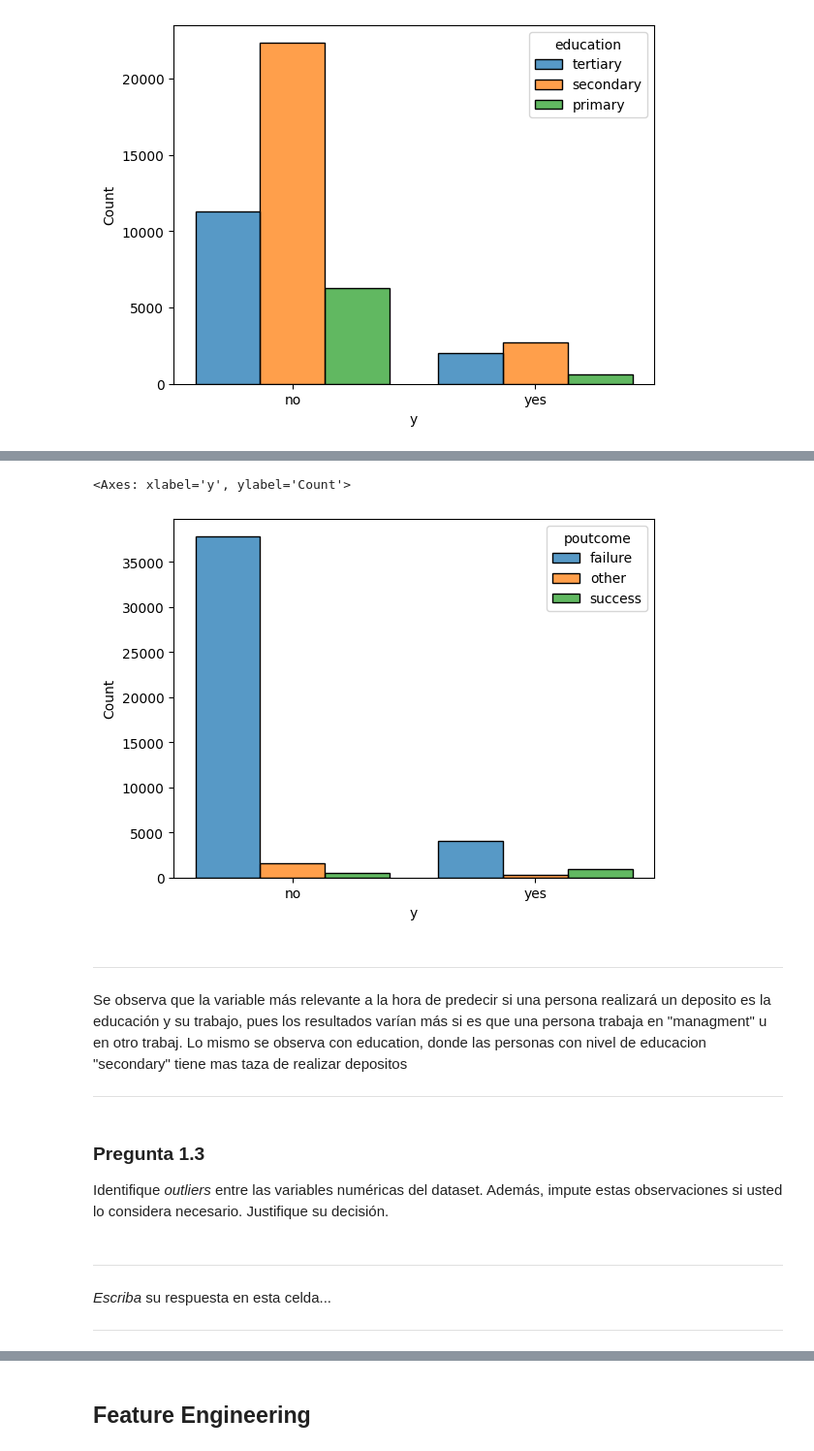
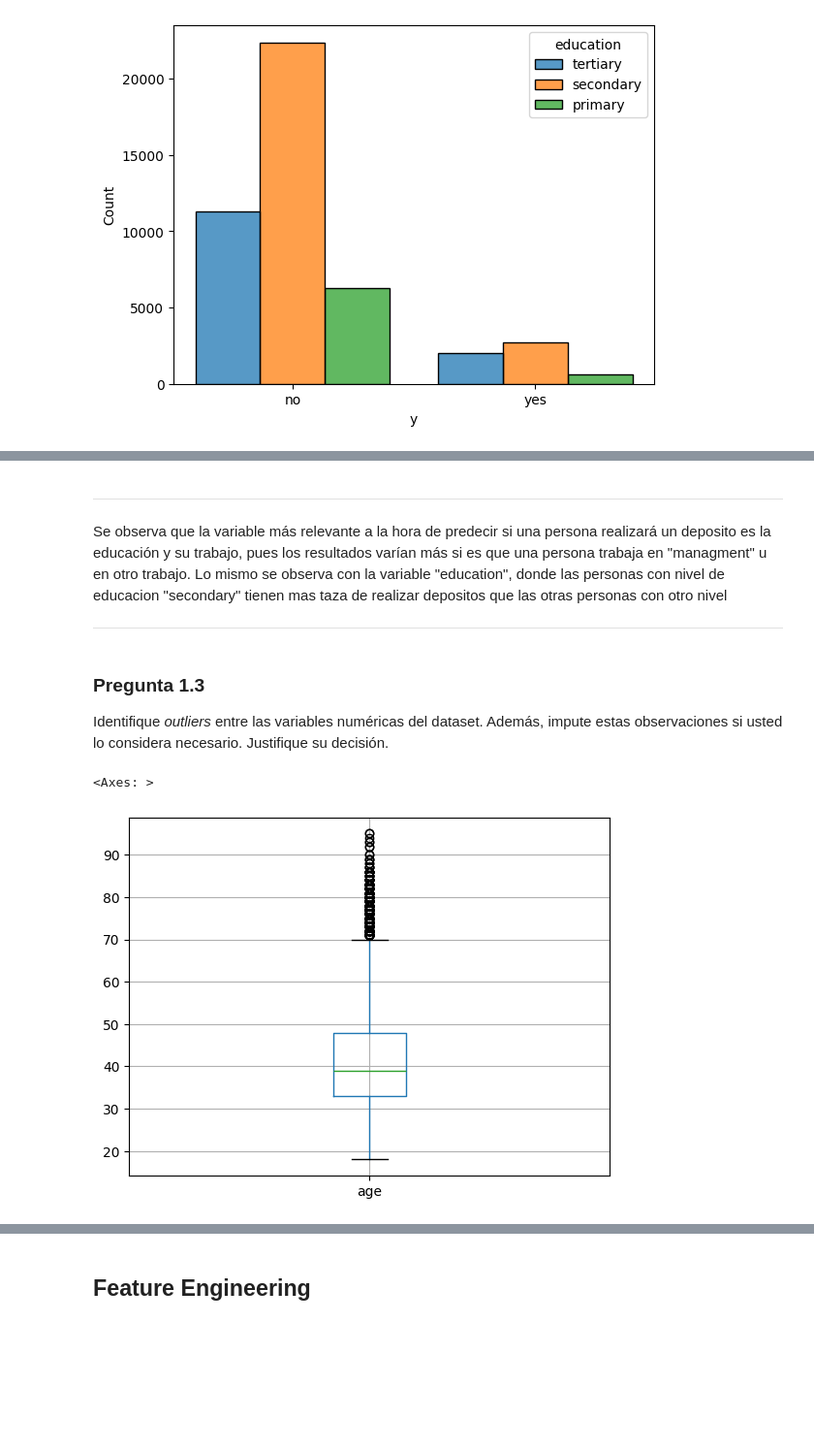
Before and after one commit to MiguelUC-Student/AMLE-Tareas, a Jupyter notebook: Tarea_2.ipynb, the cells around one changed output, grey strips where cells are left out. Shown at 97% size. Drawn from its saved outputs; the diff is of its cells as text; code cells hidden in the pictures; blank space fills up the shorter version.

```diff
--- a/Tarea_2.ipynb
+++ b/Tarea_2.ipynb
@@ -186,11 +186,3 @@ memory usage: 5.9+ MB
 Identifique las columnas que presentan _missing values_ e indique el número de _missing values_ que poseen.
 
 Impute los valores nulos con el método que estime conveniente, justificando su decisión.
-# %%
-df.isnull().sum()
-
-#Imputar valores NaN. Para variables categóricas se ocupará la moda
-df['job'] = df['job'].fillna(df['job'].mode()[0])
-df['education'] = df['education'].fillna(df['education'].mode()[0])
-df['contact'] = df['contact'].fillna(df['contact'].mode()[0])
-df['poutcome'] = df['poutcome'].fillna(df['poutcome'].mode()[0])
@@ -208,0 +189,8 @@ Para la imputación utilizaré la moda en las variables categoricas, pues de est
+# %%
+df.isnull().sum()
+
+#Eliminacion de columnas
+df = df.drop(columns=["contact", "poutcome"], axis = 1)
+#Remplazar NaN por la moda de los datos
+df["job"].fillna(df["job"].mode()[0], inplace=True)
+df["education"].fillna(df["education"].mode()[0], inplace=True)
@@ -238,8 +236,3 @@ sns.histplot(data=df, x="y", hue="contact", multiple= "dodge", shrink=.8)
-# %%
-sns.histplot(data=df, x="y", hue="poutcome", multiple= "dodge", shrink=.8)
-# %% [output]
-<Axes: xlabel='y', ylabel='Count'>
-[figure, removed]
 # %% [markdown]
 
 
@@ -247,7 +240,7 @@ sns.histplot(data=df, x="y", hue="poutcome", multiple= "dodge", shrink=.8)
 ---
 
 
-Se observa que la variable más relevante a la hora de predecir si una persona realizará un deposito es la educación y su trabajo, pues los resultados varían más si es que una persona trabaja en "managment" u en otro trabaj. Lo mismo se observa con education, donde las personas con nivel de educacion "secondary" tiene mas taza de realizar depositos
+Se observa que la variable más relevante a la hora de predecir si una persona realizará un deposito es la educación y su trabajo, pues los resultados varían más si es que una persona trabaja en "managment" u en otro trabajo. Lo mismo se observa con la variable "education", donde las personas con nivel de educacion "secondary" tienen mas taza de realizar depositos que las otras personas con otro nivel
 
 
 ---
@@ -255,14 +248,10 @@ Se observa que la variable más relevante a la hora de predecir si una persona r
 ### Pregunta 1.3
 
 Identifique _outliers_ entre las variables numéricas del dataset. Además, impute estas observaciones si usted lo considera necesario. Justifique su decisión.
-# %% [markdown]
-
-
-
----
-
-
-*Escriba* su respuesta en esta celda...
-
-
----
+# %%
+#Identificar outliers en las variables numericas con la cosntruccion de diagramas de caja
+df.boxplot(column=["age"])
+#No se observan outliers en variable age
+# %% [output]
+<Axes: >
+[figure, added]
```
Also changed, not shown: parts of 11 cells of this notebook.
